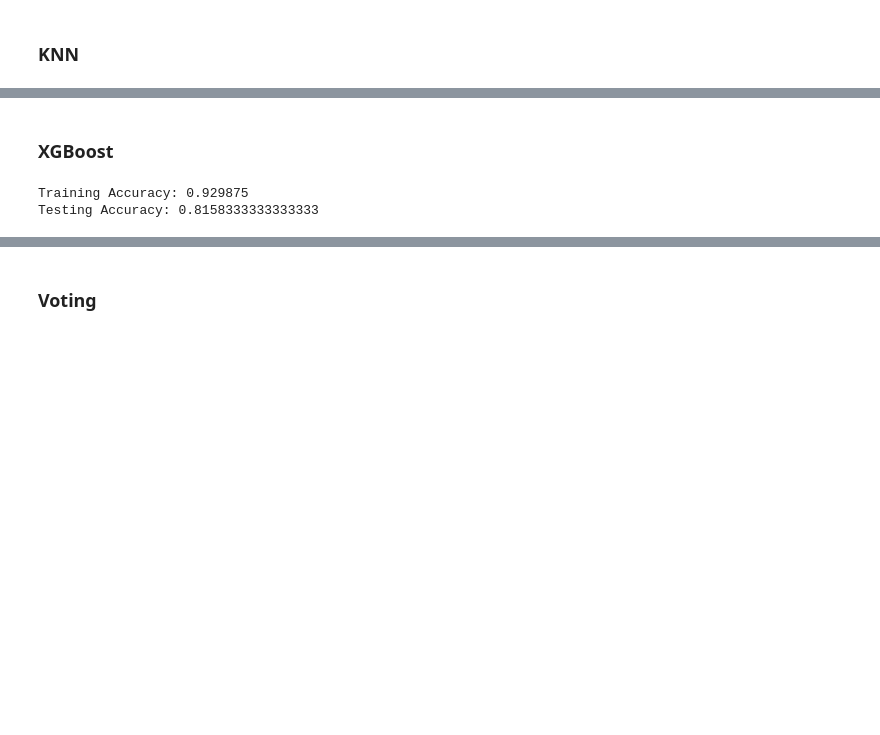
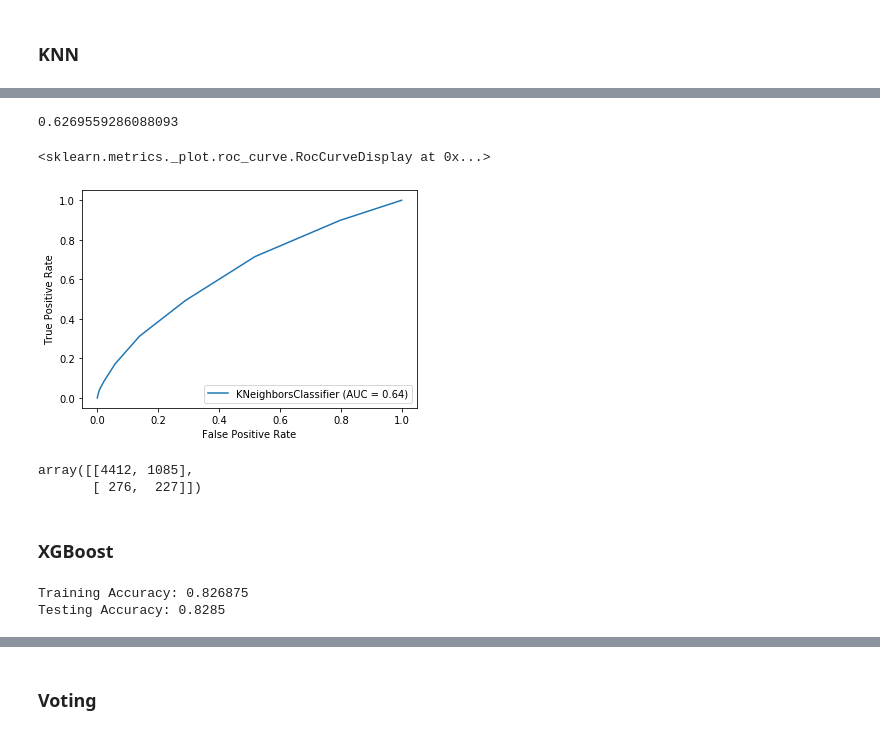
Before and after one commit to DaniBrew4/Stat420-Group-Classification, a Jupyter notebook: GC_Foster.ipynb, the cells around one changed output, grey strips where cells are left out. Saved outputs shown, nothing was run; the diff lists cells and outputs as text; code cells hidden in the pictures; blank space fills up the shorter version.

```diff
--- a/GC_Foster.ipynb
+++ b/GC_Foster.ipynb
@@ -233,0 +228,9 @@ print("Best parameters: {}".format(grid_search.best_params_))
+# %%
+y_pred = knn.predict(x_test)
+knn_test_pred = [value for value in y_pred]
+
+y_pred = knn.predict(x_train)
+knn_train_pred = [value for value in y_pred]
+
+print(f1_score(knn_test_pred,y_test))
+print(classification_report(knn_test_pred,y_test))
@@ -234,3 +247,18 @@ print("Best parameters: {}".format(grid_search.best_params_))
+# %%
+from sklearn.metrics import roc_curve
+from sklearn.metrics import roc_auc_score, plot_roc_curve
+
+print(roc_auc_score(knn_test_pred,y_test))
+plot_roc_curve(knn,x_test,y_test)
+# %% [output]
+0.6269559286088093
+<sklearn.metrics._plot.roc_curve.RocCurveDisplay at 0x...>
+[figure, added]
+# %%
+confusion_matrix(knn_test_pred,y_test)
+# %% [output]
+array([[4412, 1085],
+       [ 276,  227]])
 # %% [markdown]
 ### XGBoost
 # %%
@@ -240,16 +268,8 @@ from sklearn.metrics import accuracy_score
 xgb = XGBClassifier()
 xgb.fit(x_train, y_train)
 
-y_pred = xgb.predict(x_test)
-xgb_test_predictions = [round(value) for value in y_pred]
-
-y_pred = xgb.predict(x_train)
-xgb_train_predictions = [round(value) for value in y_pred]
-
-print("Training Accuracy:", accuracy_score(train_predictions, y_train)) #Accuracy of the model when training.
-print("Testing Accuracy:", accuracy_score(test_predictions, y_test)) # Accuracy of the test.
-final_performances.append(accuracy_score(test_predictions,y_test))
-final_algs.append("XGBoost")
+print("Training Accuracy:", xgb.score(x_train, y_train)) #Accuracy of the model when training.
+print("Testing Accuracy:", xgb.score(x_test, y_test)) # Accuracy of the test.
 # %% [output]
-Training Accuracy: 0.929875
-Testing Accuracy: 0.8158333333333333
+Training Accuracy: 0.826875
+Testing Accuracy: 0.8285
```
Also changed, not shown: parts of 43 cells of this notebook.
